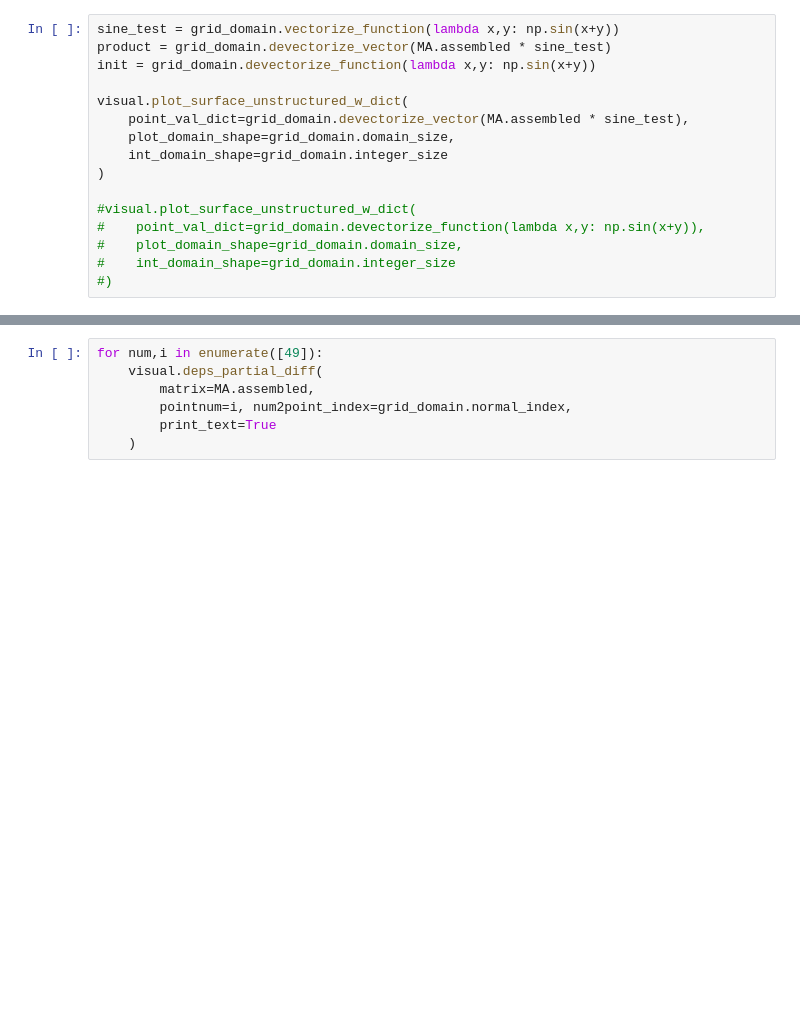
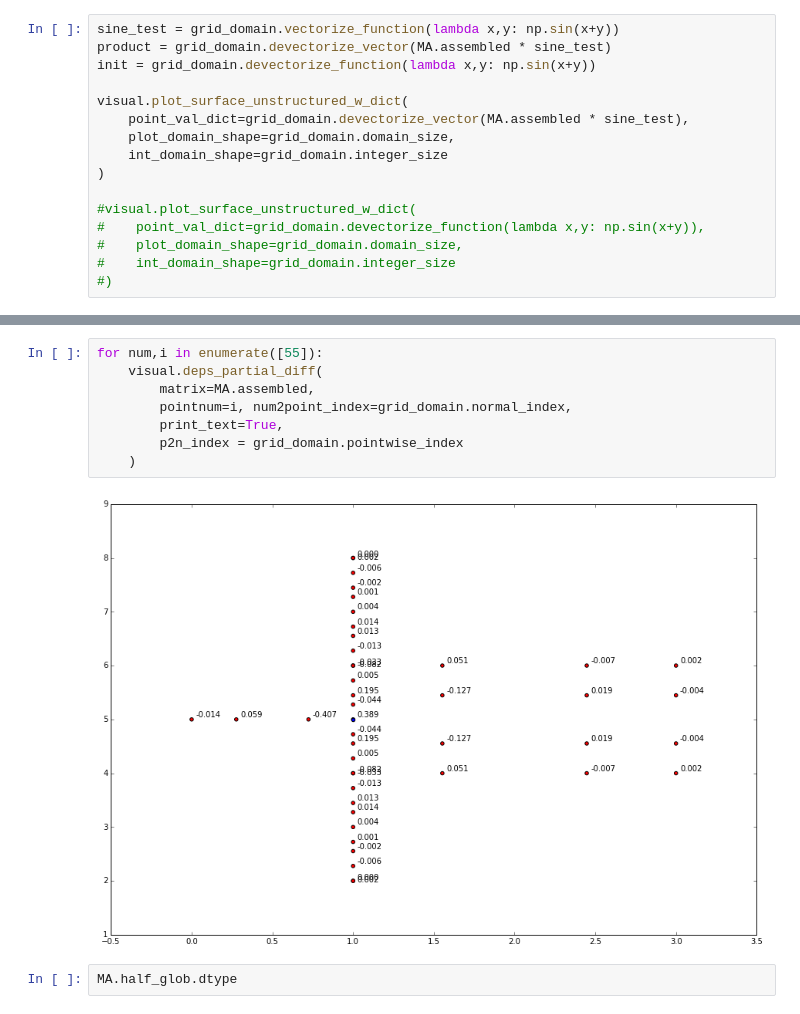
Before and after one commit to leonshting/another-fem-framework, a Jupyter notebook: workflow/testing_operator.ipynb, the cells around one changed output, grey strips where cells are left out. Drawn from its saved outputs; the diff is of its cells as text; blank space fills up the shorter version.

```diff
--- a/workflow/testing_operator.ipynb
+++ b/workflow/testing_operator.ipynb
@@ -223,7 +248,12 @@ for num,i in enumerate([49]):
 # %%
-for num,i in enumerate([49]):
+for num,i in enumerate([55]):
     visual.deps_partial_diff(
         matrix=MA.assembled,
         pointnum=i, num2point_index=grid_domain.normal_index,
-        print_text=True
+        print_text=True,
+        p2n_index = grid_domain.pointwise_index
     )
+# %% [output]
+[figure, added]
+# %%
+MA.half_glob.dtype
```
Also changed, not shown: parts of 5 cells of this notebook, 9 other files.
